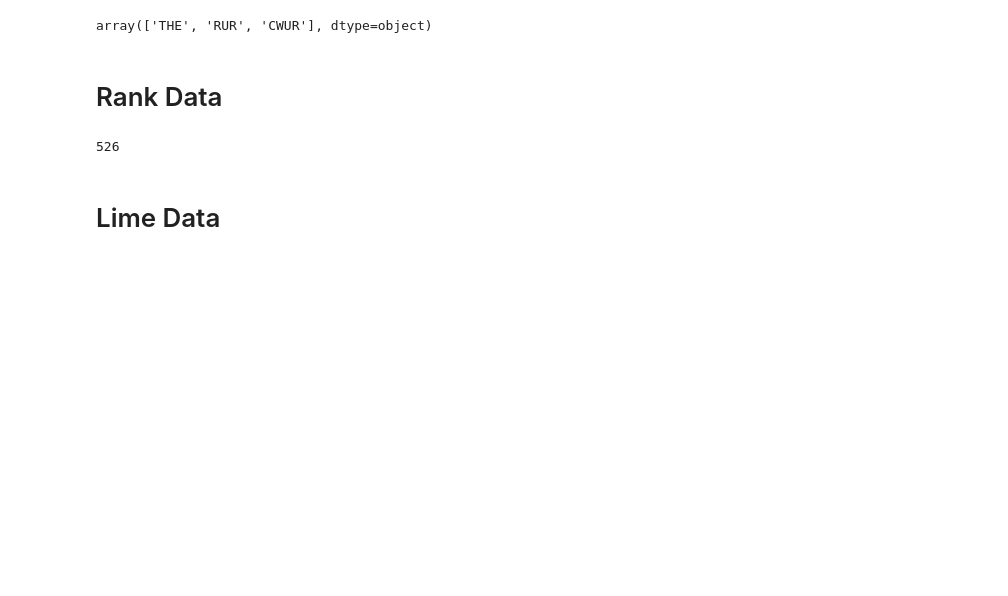
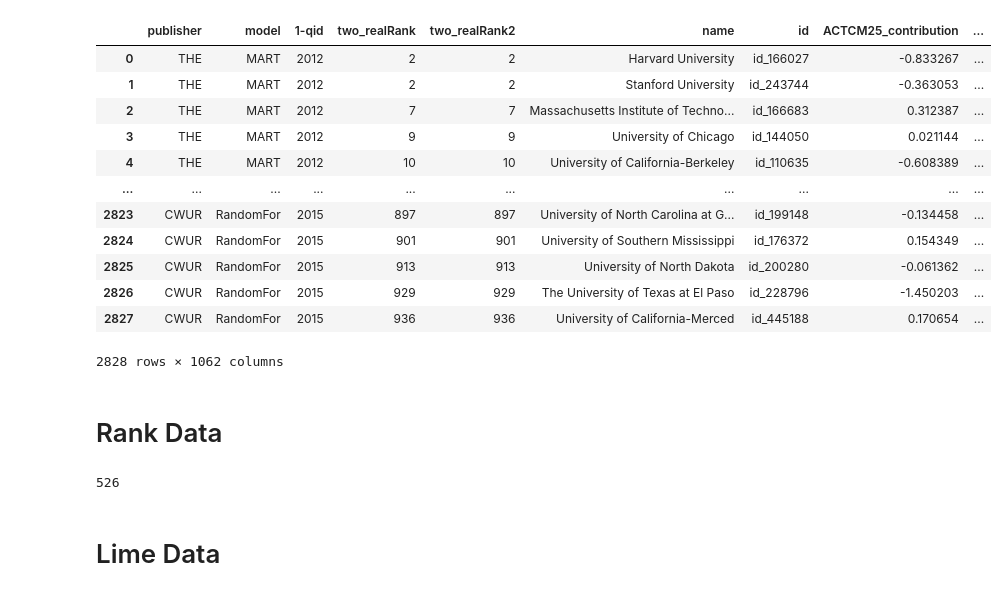
Before and after one commit to akm-islam/rieval2, a Jupyter notebook: src/Data/data/threepublishers/lime/02_Feature_contribution.ipynb, the cells around one changed output. Saved outputs shown, nothing was run; the diff lists cells and outputs as text; code cells hidden in the pictures; blank space fills up the shorter version.

```diff
--- a/src/Data/data/threepublishers/lime/02_Feature_contribution.ipynb
+++ b/src/Data/data/threepublishers/lime/02_Feature_contribution.ipynb
@@ -2,10 +2,24 @@
 import pandas as pd
 df=pd.read_csv('./threepublisherlime_rank.csv')
 import numpy as np
+# %%
+df.reset_index(inplace=True, drop=True)
 # %%
-df['publisher'].unique()
+df
 # %% [output]
+|  | publisher | model | 1-qid | two_realRank | two_realRank2 | name | id | ACTCM25_contribution | ... |
+| 0 | THE | MART | 2012 | 2 | 2 | Harvard University | id_166027 | -0.833267 | ... |
+| 1 | THE | MART | 2012 | 2 | 2 | Stanford University | id_243744 | -0.363053 | ... |
+| 2 | THE | MART | 2012 | 7 | 7 | Massachusetts Institute of Techno... | id_166683 | 0.312387 | ... |
+| 3 | THE | MART | 2012 | 9 | 9 | University of Chicago | id_144050 | 0.021144 | ... |
+| 4 | THE | MART | 2012 | 10 | 10 | University of California-Berkeley | id_110635 | -0.608389 | ... |
+| ... | ... | ... | ... | ... | ... | ... | ... | ... | ... |
+| 2823 | CWUR | RandomFor | 2015 | 897 | 897 | University of North Carolina at G... | id_199148 | -0.134458 | ... |
+| 2824 | CWUR | RandomFor | 2015 | 901 | 901 | University of Southern Mississippi | id_176372 | 0.154349 | ... |
+| 2825 | CWUR | RandomFor | 2015 | 913 | 913 | University of North Dakota | id_200280 | -0.061362 | ... |
+| 2826 | CWUR | RandomFor | 2015 | 929 | 929 | The University of Texas at El Paso | id_228796 | -1.450203 | ... |
+| 2827 | CWUR | RandomFor | 2015 | 936 | 936 | University of California-Merced | id_445188 | 0.170654 | ... |
-array(['THE', 'RUR', 'CWUR'], dtype=object)
+2828 rows × 1062 columns
 # %% [markdown]
 # Rank Data
 # %%
```
Also changed, not shown: parts of 13 cells of this notebook, 2 other files.
